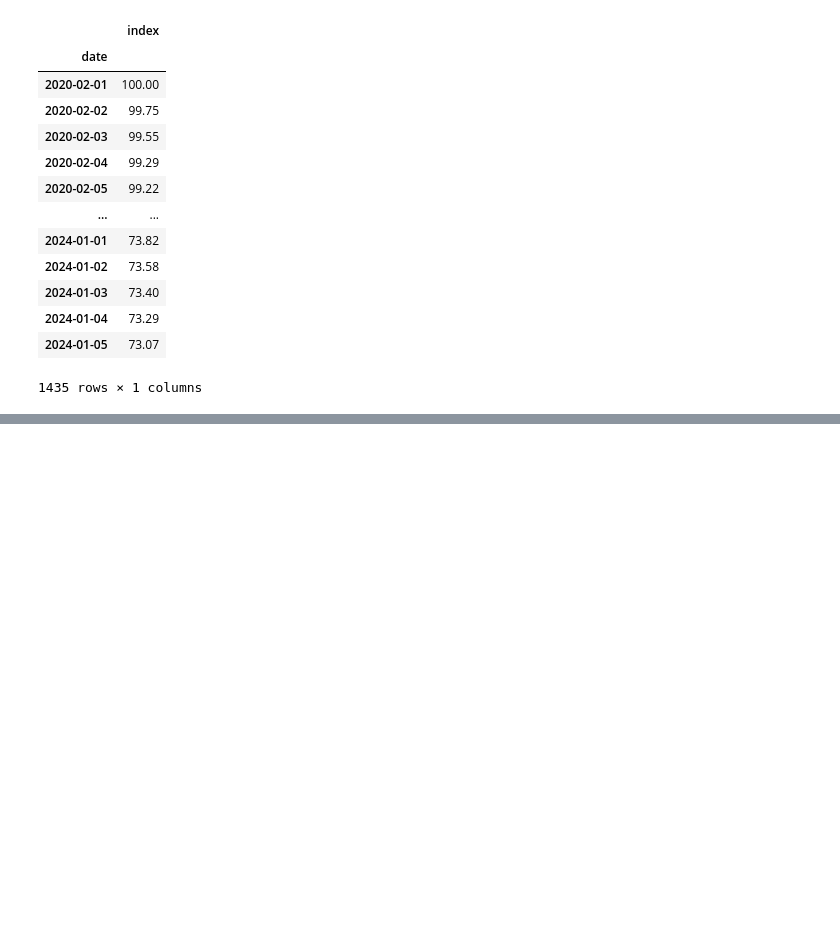
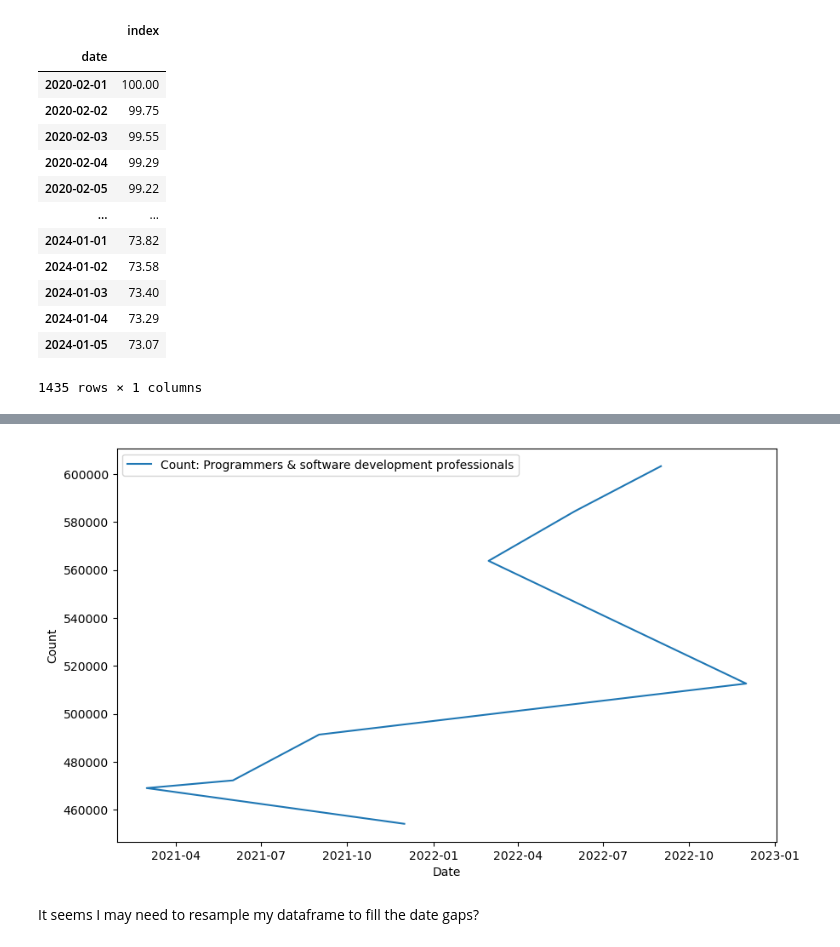
Before and after one commit to SammyAbukmeil/ai-software-engineering-impact, a Jupyter notebook: impact-of-ai-sofware-engineering-jobs.ipynb, the cells around one changed output, grey strips where cells are left out. Cells and saved outputs as stored; diff of their text form; code cells hidden in the pictures; blank space fills up the shorter version.

Commit message:
Add nomis dataset

```diff
--- a/impact-of-ai-sofware-engineering-jobs.ipynb
+++ b/impact-of-ai-sofware-engineering-jobs.ipynb
@@ -145,0 +119,10 @@ Next:
+# %%
+nomis_data = pd.read_csv(
+    "./datasets/employment-by-sex.csv",
+    parse_dates=[0],
+    index_col=0
+)
+
+nomis_df = pd.DataFrame(nomis_data)
+
+nomis_df
@@ -145,0 +157,15 @@ Next:
+# %%
+plt.figure(figsize=(10,6))
+plt.plot(nomis_df, label="Count: Programmers & software development professionals")
+
+# Add a line for the date when Chat GPT was released
+# plt.axvline(pd.Timestamp('2022-11-30'),color='r')
+
+plt.xlabel("Date")
+plt.ylabel("Count")
+plt.legend()
+plt.show()
+# %% [output]
+[figure, added]
+# %% [markdown]
+It seems I may need to resample my dataframe to fill the date gaps?
```
Also changed, not shown: parts of 17 cells of this notebook, 1 other file.
